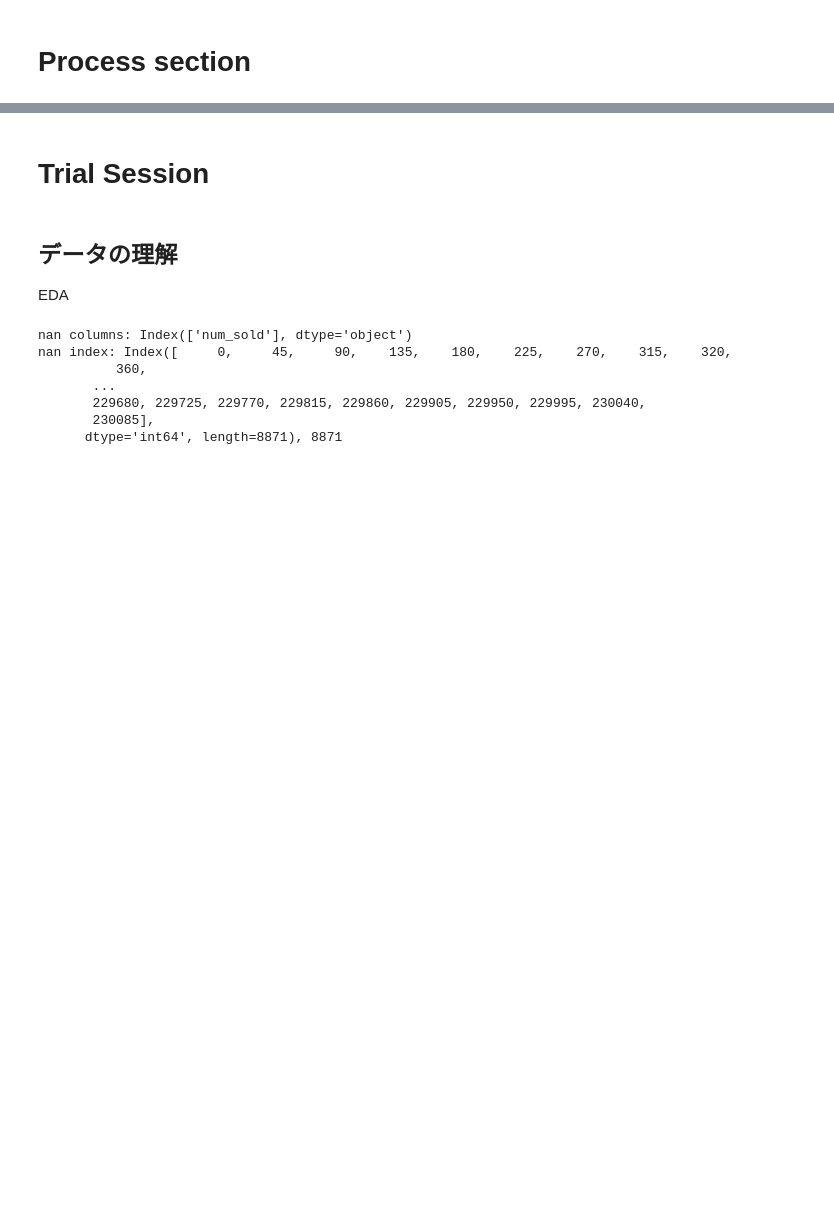
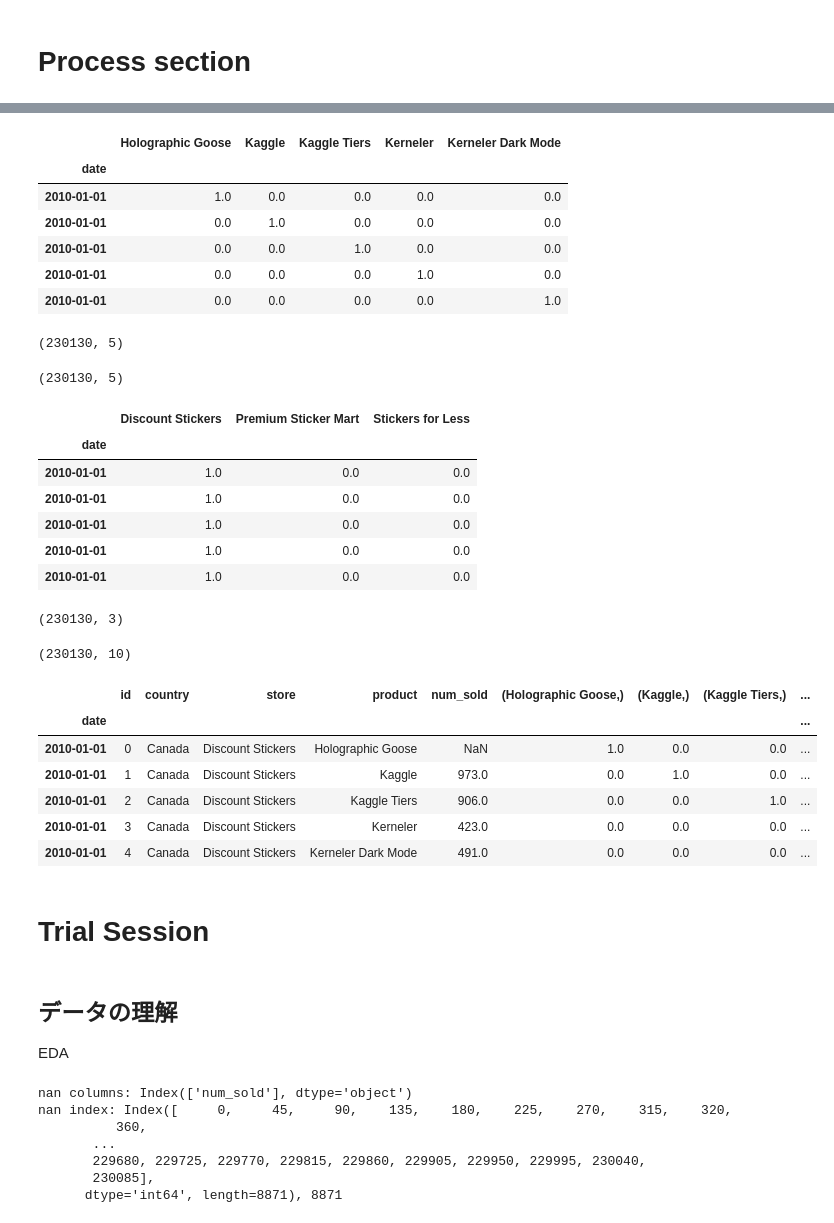
Before and after one commit to YHTR0257/forecasting_sticker_sales, a Jupyter notebook: notebooks/001.ipynb, the cells around one changed output, grey strips where cells are left out. Saved outputs shown, nothing was run; the diff lists cells and outputs as text; code cells hidden in the pictures; blank space fills up the shorter version.

```diff
--- a/notebooks/001.ipynb
+++ b/notebooks/001.ipynb
@@ -110,3 +120,43 @@ modified_test_df1.to_csv(f'../datas/{nb_name}_train.csv', index=False)
+# %%
+data_path = '../datas/train.csv'
+test_df = pd.read_csv(data_path, parse_dates=True, index_col='date')
+for item in ['product', 'store']:
+    enc = OneHotEncoder(sparse_output=False)
+    enc.fit(test_df[item].values.reshape(-1, 1))
+    encoded = enc.transform(test_df[[item]].values.reshape(-1, 1))
+    df_encoded = pd.DataFrame(encoded, columns=enc.categories_)
+    df_encoded.index = test_df.index
+    display(df_encoded.head())
+    display(df_encoded.shape)
+    display(test_df.shape)
+    test_df = pd.concat([test_df, df_encoded], axis=1)
+display(test_df.head())
+# %% [output]
+|  | Holographic Goose | Kaggle | Kaggle Tiers | Kerneler | Kerneler Dark Mode |
+| date |  |  |  |  |  |
+| 2010-01-01 | 1.0 | 0.0 | 0.0 | 0.0 | 0.0 |
+| 2010-01-01 | 0.0 | 1.0 | 0.0 | 0.0 | 0.0 |
+| 2010-01-01 | 0.0 | 0.0 | 1.0 | 0.0 | 0.0 |
+| 2010-01-01 | 0.0 | 0.0 | 0.0 | 1.0 | 0.0 |
+| 2010-01-01 | 0.0 | 0.0 | 0.0 | 0.0 | 1.0 |
+(230130, 5)
+(230130, 5)
+|  | Discount Stickers | Premium Sticker Mart | Stickers for Less |
+| date |  |  |  |
+| 2010-01-01 | 1.0 | 0.0 | 0.0 |
+| 2010-01-01 | 1.0 | 0.0 | 0.0 |
+| 2010-01-01 | 1.0 | 0.0 | 0.0 |
+| 2010-01-01 | 1.0 | 0.0 | 0.0 |
+| 2010-01-01 | 1.0 | 0.0 | 0.0 |
+(230130, 3)
+(230130, 10)
+|  | id | country | store | product | num_sold | (Holographic Goose,) | (Kaggle,) | (Kaggle Tiers,) | ... |
+| date |  |  |  |  |  |  |  |  | ... |
+| 2010-01-01 | 0 | Canada | Discount Stickers | Holographic Goose | NaN | 1.0 | 0.0 | 0.0 | ... |
+| 2010-01-01 | 1 | Canada | Discount Stickers | Kaggle | 973.0 | 0.0 | 1.0 | 0.0 | ... |
+| 2010-01-01 | 2 | Canada | Discount Stickers | Kaggle Tiers | 906.0 | 0.0 | 0.0 | 1.0 | ... |
+| 2010-01-01 | 3 | Canada | Discount Stickers | Kerneler | 423.0 | 0.0 | 0.0 | 0.0 | ... |
+| 2010-01-01 | 4 | Canada | Discount Stickers | Kerneler Dark Mode | 491.0 | 0.0 | 0.0 | 0.0 | ... |
 # %% [markdown]
 # Trial Session
 # %% [markdown]
```
Also changed, not shown: parts of 3 cells of this notebook, 1 other file.
